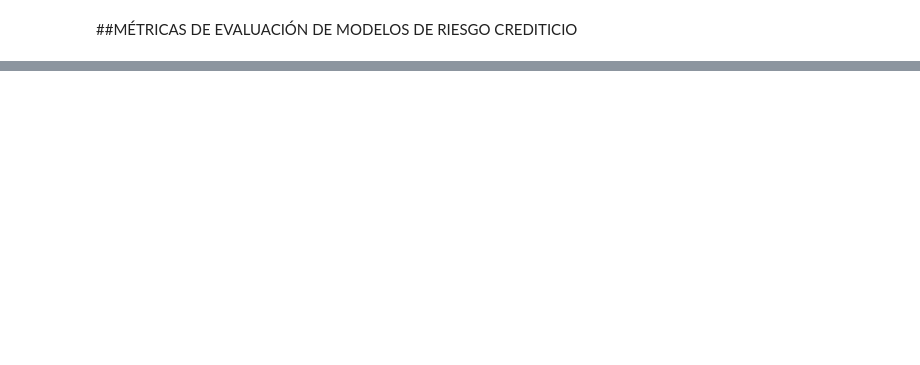
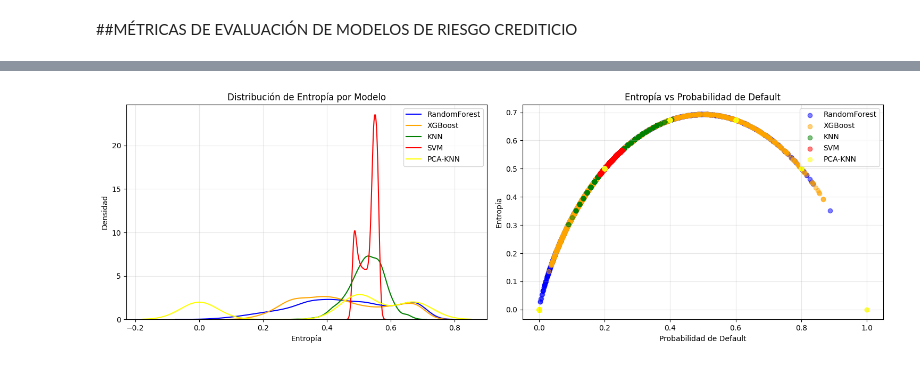
Before and after one commit to nicolassmarti/HE2_IA_P1, a Jupyter notebook: RawCode.ipynb, the cells around one changed output, grey strips where cells are left out. Saved outputs shown, nothing was run; the diff lists cells and outputs as text; code cells hidden in the pictures; blank space fills up the shorter version.

```diff
--- a/RawCode.ipynb
+++ b/RawCode.ipynb
@@ -881,0 +934,96 @@ KeyboardInterrupt:
+# %%
+# --- Análisis de Entropía para Modelos de Clasificación ---
+
+import numpy as np
+import matplotlib.pyplot as plt
+import seaborn as sns
+from scipy.stats import entropy
+
+def calculate_entropy(probabilities):
+    """
+    Calcula la entropía de las predicciones para clasificación binaria.
+
+    Parámetros:
+    -----------
+    probabilities: array-like
+        Array de probabilidades de la clase positiva (default)
+
+    Retorna:
+    --------
+    array-like
+        Valores de entropía para cada predicción
+    """
+    # Convertir a probabilidades de ambas clases
+    p = np.vstack([1 - probabilities, probabilities]).T
+    return entropy(p, axis=1)
+
+def analyze_entropy(y_true, probabilities):
+    """
+    Analiza y visualiza la entropía de las predicciones de los modelos de clasificación.
+
+    Parámetros:
+    -----------
+    y_true: array-like
+        Etiquetas verdaderas
+    probabilities: dict
+        Diccionario con las probabilidades predichas por cada modelo
+    """
+    # Calcular entropía para cada modelo
+    entropy_dict = {}
+    mean_entropy_dict = {}
+
+    # Verificar que hay modelos para analizar
+    if not probabilities:
+        print("No hay modelos para analizar la entropía.")
+        return
+
+    for name, probs in probabilities.items():
+        try:
+            entropy_vals = calculate_entropy(probs)
+            entropy_dict[name] = entropy_vals
+            mean_entropy_dict[name] = np.mean(entropy_vals)
+            print(f"\nEntropía media para {name}: {mean_entropy_dict[name]:.4f}")
+        except Exception as e:
+            print(f"Error calculando entropía para {name}: {str(e)}")
+            continue
+
+    # Crear subplot con dos gráficas
+    fig, (ax1, ax2) = plt.subplots(1, 2, figsize=(15, 5))
+
+    # 1. Distribución de entropía
+    colors = ['blue', 'orange', 'green', 'red', 'yellow']
+    for (name, entropy_vals), color in zip(entropy_dict.items(), colors):
+        sns.kdeplot(data=entropy_vals, label=name, ax=ax1, color=color)
+    ax1.set_title('Distribución de Entropía por Modelo')
+    ax1.set_xlabel('Entropía')
+    ax1.set_ylabel('Densidad')
+    ax1.legend()
+    ax1.grid(True, alpha=0.3)
+
+
+    # 2. Entropía vs Probabilidad predicha
+    for (name, entropy_vals), color in zip(entropy_dict.items(), colors):
+        ax2.scatter(probabilities[name], entropy_vals,
+                   alpha=0.5, label=name, color=color)
+    ax2.set_title('Entropía vs Probabilidad de Default')
+    ax2.set_xlabel('Probabilidad de Default')
+    ax2.set_ylabel('Entropía')
+    ax2.legend()
+    ax2.grid(True, alpha=0.3)
+
+    plt.tight_layout()
+    plt.show()
+
+    # Análisis adicional: Entropía por clase real
+    print("\nEntropía media por clase real:")
+    for name, entropy_vals in entropy_dict.items():
+        print(f"\n{name}:")
+        for clase in [0, 1]:
+            mask = y_true == clase
+            mean_entropy = np.mean(entropy_vals[mask])
+            print(f"Clase {clase} ({'No Default' if clase == 0 else 'Default'}): {mean_entropy:.4f}")
+
+# Ejecutar el análisis
+print("=== Análisis de Entropía para Modelos de Clasificación ===")
+analyze_entropy(y_test, probabilities)
+# %% [output]
@@ -881,0 +1041 @@ KeyboardInterrupt:
+[figure, added]
```
Also changed, not shown: parts of 6 cells of this notebook.
